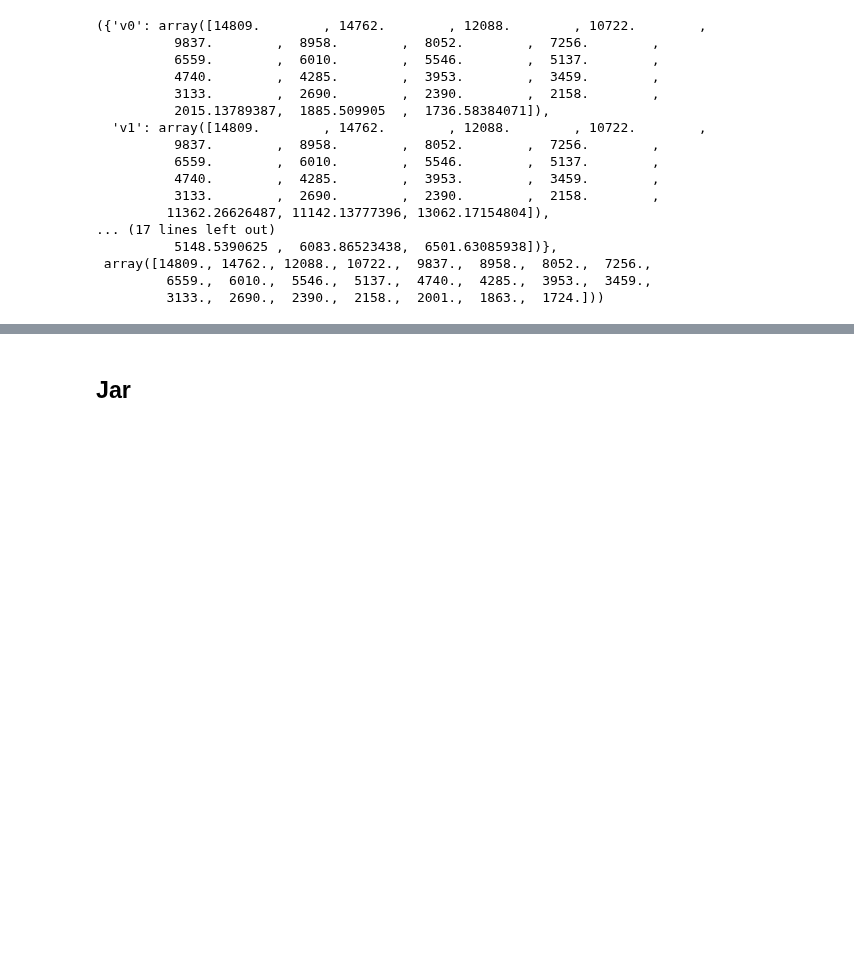
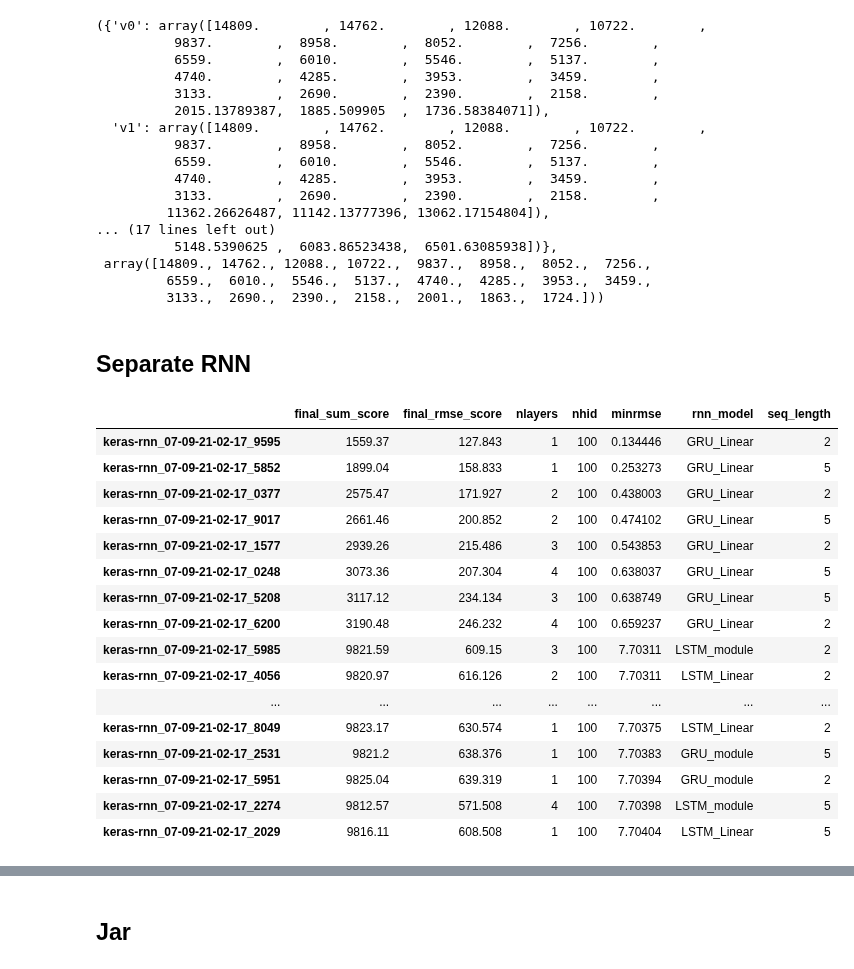
Before and after one commit to wtding1998/RNN_nCov, a Jupyter notebook: ncov_pred3.ipynb, the cells around one changed output, grey strips where cells are left out. Drawn from its saved outputs; the diff is of its cells as text; code cells hidden in the pictures; blank space fills up the shorter version.

Commit message:
add keras generate

```diff
--- a/ncov_pred3.ipynb
+++ b/ncov_pred3.ipynb
@@ -228,3 +230,30 @@ mar_rnn
  array([14809., 14762., 12088., 10722.,  9837.,  8958.,  8052.,  7256.,
          6559.,  6010.,  5546.,  5137.,  4740.,  4285.,  3953.,  3459.,
          3133.,  2690.,  2390.,  2158.,  2001.,  1863.,  1724.]))
+# %% [markdown]
+## Separate RNN
+# %%
+jar_folder = os.path.abspath(os.path.join(os.getcwd(), '..', 'output', 'jar_separate_rnn_update'))
+jar_result = result.Printer(jar_folder)
+pd.options.display.max_rows = None
+# a = jar_result.get_df(col=['train_loss', 'test_loss', 'mode']).sort_values('test_loss', ascending=True)
+jar_df = jar_result.get_df(col=['final_sum_score', 'final_rmse_score', 'nlayers', 'nhid', 'minrmse', 'rnn_model', 'seq_length'], increase=False).sort_values('minrmse')
+jar_df
+# %% [output]
+|  | final_sum_score | final_rmse_score | nlayers | nhid | minrmse | rnn_model | seq_length |
+| keras-rnn_07-09-21-02-17_9595 | 1559.37 | 127.843 | 1 | 100 | 0.134446 | GRU_Linear | 2 |
+| keras-rnn_07-09-21-02-17_5852 | 1899.04 | 158.833 | 1 | 100 | 0.253273 | GRU_Linear | 5 |
+| keras-rnn_07-09-21-02-17_0377 | 2575.47 | 171.927 | 2 | 100 | 0.438003 | GRU_Linear | 2 |
+| keras-rnn_07-09-21-02-17_9017 | 2661.46 | 200.852 | 2 | 100 | 0.474102 | GRU_Linear | 5 |
+| keras-rnn_07-09-21-02-17_1577 | 2939.26 | 215.486 | 3 | 100 | 0.543853 | GRU_Linear | 2 |
+| keras-rnn_07-09-21-02-17_0248 | 3073.36 | 207.304 | 4 | 100 | 0.638037 | GRU_Linear | 5 |
+| keras-rnn_07-09-21-02-17_5208 | 3117.12 | 234.134 | 3 | 100 | 0.638749 | GRU_Linear | 5 |
+| keras-rnn_07-09-21-02-17_6200 | 3190.48 | 246.232 | 4 | 100 | 0.659237 | GRU_Linear | 2 |
+| keras-rnn_07-09-21-02-17_5985 | 9821.59 | 609.15 | 3 | 100 | 7.70311 | LSTM_module | 2 |
+| keras-rnn_07-09-21-02-17_4056 | 9820.97 | 616.126 | 2 | 100 | 7.70311 | LSTM_Linear | 2 |
+| ... | ... | ... | ... | ... | ... | ... | ... |
+| keras-rnn_07-09-21-02-17_8049 | 9823.17 | 630.574 | 1 | 100 | 7.70375 | LSTM_Linear | 2 |
+| keras-rnn_07-09-21-02-17_2531 | 9821.2 | 638.376 | 1 | 100 | 7.70383 | GRU_module | 5 |
+| keras-rnn_07-09-21-02-17_5951 | 9825.04 | 639.319 | 1 | 100 | 7.70394 | GRU_module | 2 |
+| keras-rnn_07-09-21-02-17_2274 | 9812.57 | 571.508 | 4 | 100 | 7.70398 | LSTM_module | 5 |
+| keras-rnn_07-09-21-02-17_2029 | 9816.11 | 608.508 | 1 | 100 | 7.70404 | LSTM_Linear | 5 |
```
Also changed, not shown: parts of 5 cells of this notebook, 3 other files.
